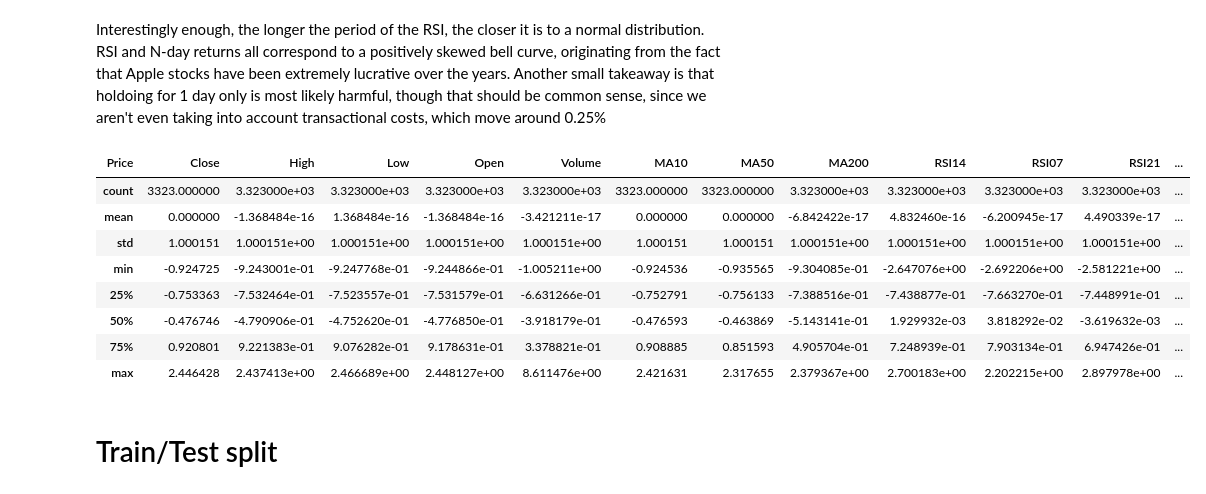
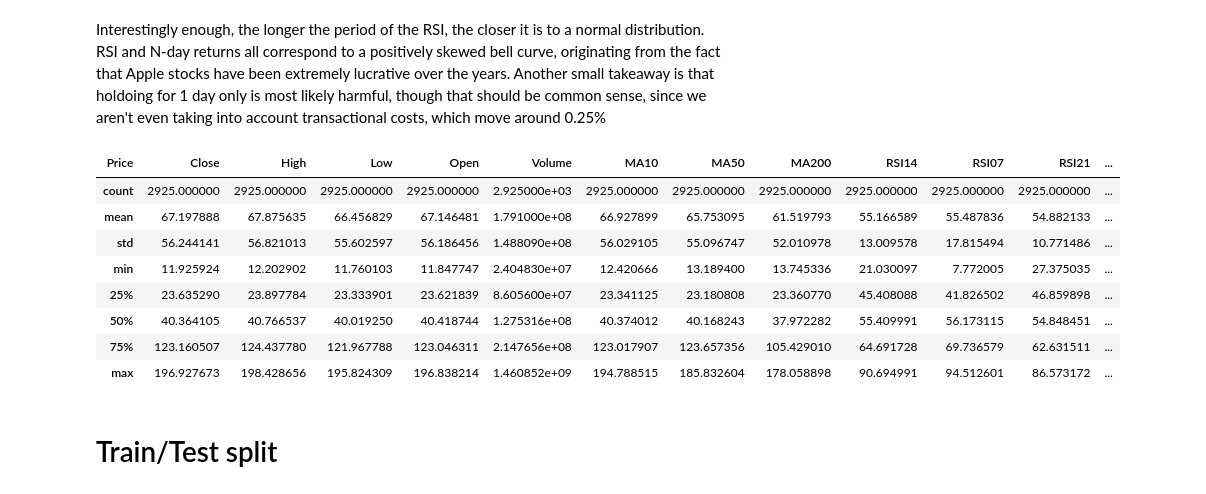
Before and after one commit to martinsandor707/Geometric_DataAnalysis, a Jupyter notebook: xgb_classifier.ipynb, the cells around one changed output. Cells and saved outputs as stored; diff of their text form; code cells hidden in the pictures.

```diff
--- a/xgb_classifier.ipynb
+++ b/xgb_classifier.ipynb
@@ -115,22 +114,22 @@ Interestingly enough, the longer the period of the RSI, the closer it is to a no
 # %%
 features = ['Close', 'High', 'Low', 'Open', 'Volume', 'MA10', 'MA50', 'MA200',
        'RSI14', 'RSI07', 'RSI21', 'Return_1D', 'Return_5D', 'Return_10D']
 X = df[features]
 y = df['Target']
 
-X = pd.DataFrame(scale(X), index=X.index, columns=X.columns) # Scaling features just to be safe
+# X = pd.DataFrame(scale(X), index=X.index, columns=X.columns) # Scaling features just to be safe
 y.value_counts()
 X.describe()
 # %% [output]
 | Price | Close | High | Low | Open | Volume | MA10 | MA50 | MA200 | RSI14 | RSI07 | RSI21 | ... |
-| count | 3323.000000 | 3.323000e+03 | 3.323000e+03 | 3.323000e+03 | 3.323000e+03 | 3323.000000 | 3323.000000 | 3.323000e+03 | 3.323000e+03 | 3.323000e+03 | 3.323000e+03 | ... |
-| mean | 0.000000 | -1.368484e-16 | 1.368484e-16 | -1.368484e-16 | -3.421211e-17 | 0.000000 | 0.000000 | -6.842422e-17 | 4.832460e-16 | -6.200945e-17 | 4.490339e-17 | ... |
-| std | 1.000151 | 1.000151e+00 | 1.000151e+00 | 1.000151e+00 | 1.000151e+00 | 1.000151 | 1.000151 | 1.000151e+00 | 1.000151e+00 | 1.000151e+00 | 1.000151e+00 | ... |
-| min | -0.924725 | -9.243001e-01 | -9.247768e-01 | -9.244866e-01 | -1.005211e+00 | -0.924536 | -0.935565 | -9.304085e-01 | -2.647076e+00 | -2.692206e+00 | -2.581221e+00 | ... |
-| 25% | -0.753363 | -7.532464e-01 | -7.523557e-01 | -7.531579e-01 | -6.631266e-01 | -0.752791 | -0.756133 | -7.388516e-01 | -7.438877e-01 | -7.663270e-01 | -7.448991e-01 | ... |
-| 50% | -0.476746 | -4.790906e-01 | -4.752620e-01 | -4.776850e-01 | -3.918179e-01 | -0.476593 | -0.463869 | -5.143141e-01 | 1.929932e-03 | 3.818292e-02 | -3.619632e-03 | ... |
-| 75% | 0.920801 | 9.221383e-01 | 9.076282e-01 | 9.178631e-01 | 3.378821e-01 | 0.908885 | 0.851593 | 4.905704e-01 | 7.248939e-01 | 7.903134e-01 | 6.947426e-01 | ... |
-| max | 2.446428 | 2.437413e+00 | 2.466689e+00 | 2.448127e+00 | 8.611476e+00 | 2.421631 | 2.317655 | 2.379367e+00 | 2.700183e+00 | 2.202215e+00 | 2.897978e+00 | ... |
+| count | 2925.000000 | 2925.000000 | 2925.000000 | 2925.000000 | 2.925000e+03 | 2925.000000 | 2925.000000 | 2925.000000 | 2925.000000 | 2925.000000 | 2925.000000 | ... |
+| mean | 67.197888 | 67.875635 | 66.456829 | 67.146481 | 1.791000e+08 | 66.927899 | 65.753095 | 61.519793 | 55.166589 | 55.487836 | 54.882133 | ... |
+| std | 56.244141 | 56.821013 | 55.602597 | 56.186456 | 1.488090e+08 | 56.029105 | 55.096747 | 52.010978 | 13.009578 | 17.815494 | 10.771486 | ... |
+| min | 11.925924 | 12.202902 | 11.760103 | 11.847747 | 2.404830e+07 | 12.420666 | 13.189400 | 13.745336 | 21.030097 | 7.772005 | 27.375035 | ... |
+| 25% | 23.635290 | 23.897784 | 23.333901 | 23.621839 | 8.605600e+07 | 23.341125 | 23.180808 | 23.360770 | 45.408088 | 41.826502 | 46.859898 | ... |
+| 50% | 40.364105 | 40.766537 | 40.019250 | 40.418744 | 1.275316e+08 | 40.374012 | 40.168243 | 37.972282 | 55.409991 | 56.173115 | 54.848451 | ... |
+| 75% | 123.160507 | 124.437780 | 121.967788 | 123.046311 | 2.147656e+08 | 123.017907 | 123.657356 | 105.429010 | 64.691728 | 69.736579 | 62.631511 | ... |
+| max | 196.927673 | 198.428656 | 195.824309 | 196.838214 | 1.460852e+09 | 194.788515 | 185.832604 | 178.058898 | 90.694991 | 94.512601 | 86.573172 | ... |
 # %% [markdown]
 # Train/Test split
 # %%
```
Also changed, not shown: parts of 10 cells of this notebook, 2 other files.
